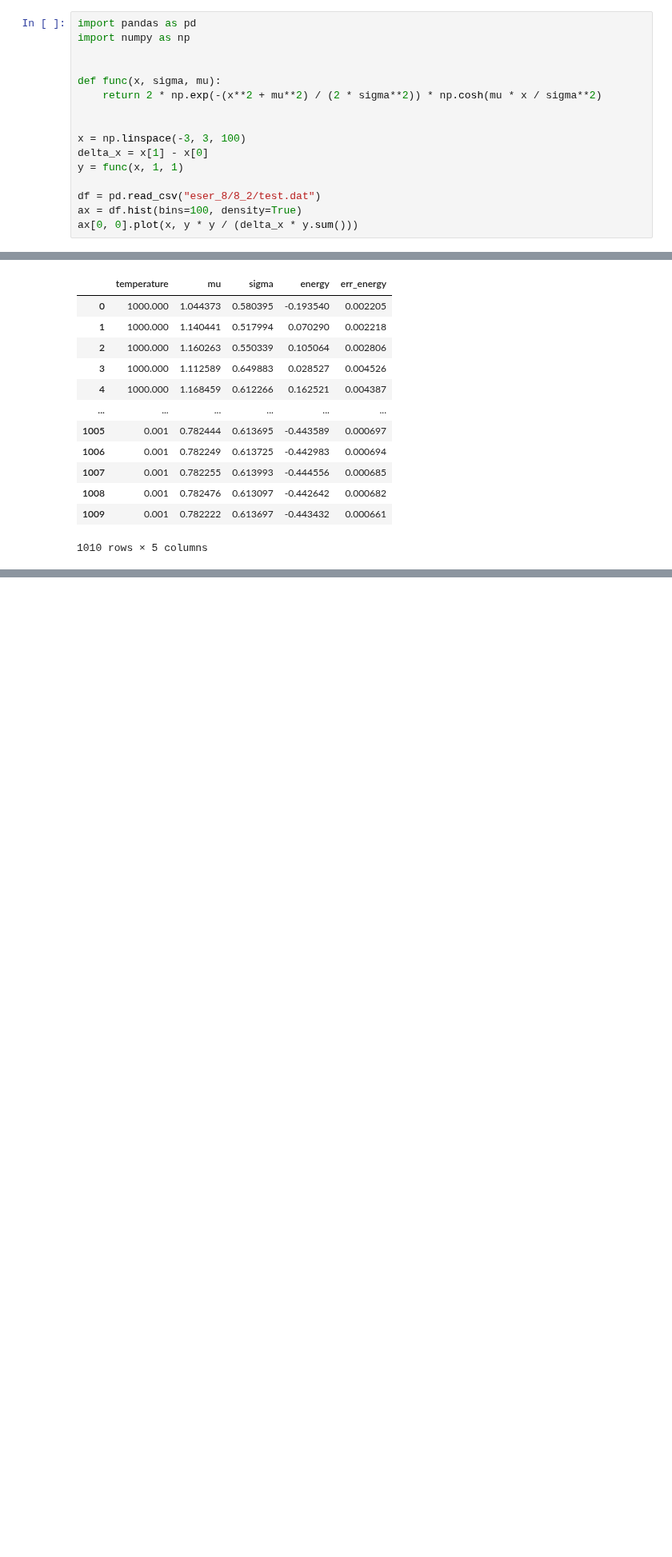
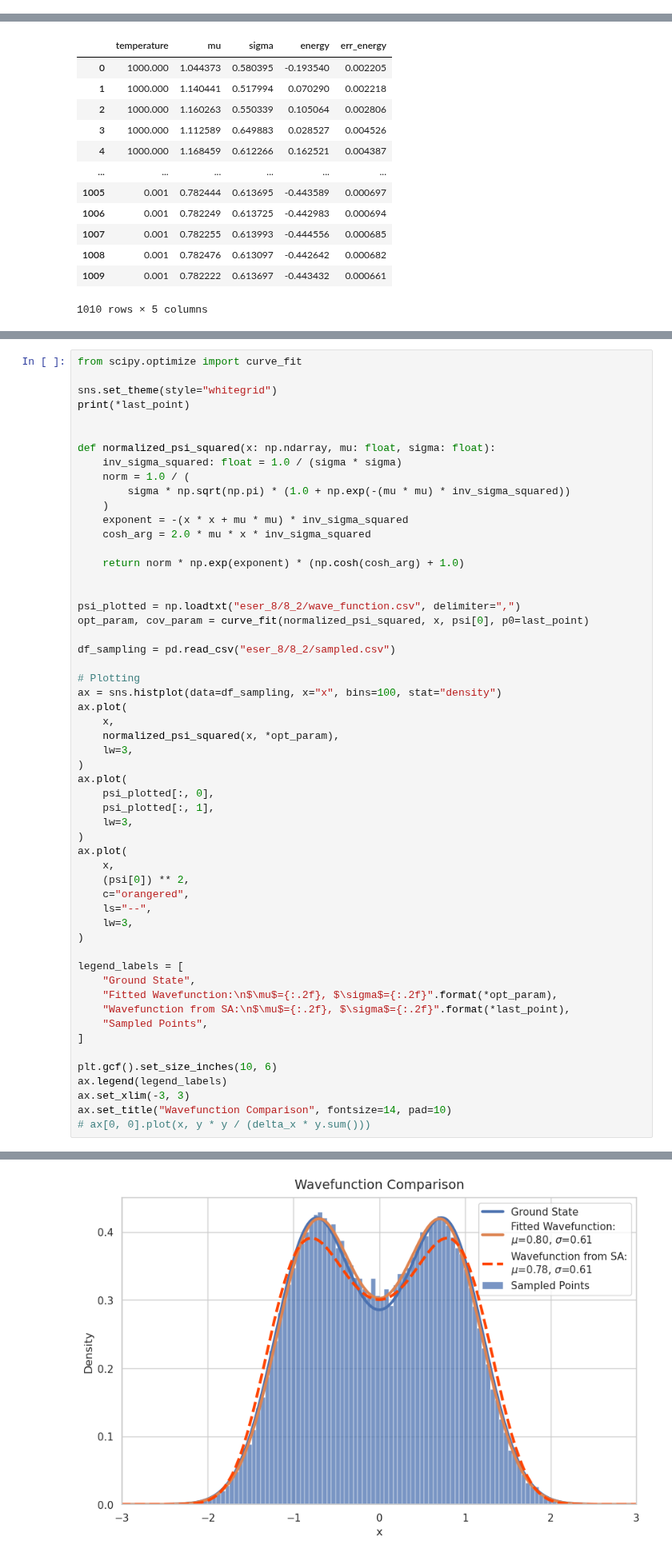
Before and after one commit to RandDouble/SimulazioneNumerica, a Jupyter notebook: LSN_Exercises_08.ipynb, the cells around one changed output, grey strips where cells are left out. Shown at 80% size. Drawn from its saved outputs; the diff is of its cells as text; blank space fills up the shorter version.

```diff
--- a/LSN_Exercises_08.ipynb
+++ b/LSN_Exercises_08.ipynb
@@ -190,19 +267,3 @@ Ground state energy:  -0.4604658796927155
 1st excited state energy:  0.09742471331761006
 2nd excited state energy:  1.9717331343930213
 [figure]
-# %%
-import pandas as pd
-import numpy as np
-
-
-def func(x, sigma, mu):
-    return 2 * np.exp(-(x**2 + mu**2) / (2 * sigma**2)) * np.cosh(mu * x / sigma**2)
-
-
-x = np.linspace(-3, 3, 100)
-delta_x = x[1] - x[0]
-y = func(x, 1, 1)
-
-df = pd.read_csv("eser_8/8_2/test.dat")
-ax = df.hist(bins=100, density=True)
-ax[0, 0].plot(x, y * y / (delta_x * y.sum()))
@@ -360,0 +414,56 @@ Text(-13, -17, 'End')
+# %%
+from scipy.optimize import curve_fit
+
+sns.set_theme(style="whitegrid")
+print(*last_point)
+
+
+def normalized_psi_squared(x: np.ndarray, mu: float, sigma: float):
+    inv_sigma_squared: float = 1.0 / (sigma * sigma)
+    norm = 1.0 / (
+        sigma * np.sqrt(np.pi) * (1.0 + np.exp(-(mu * mu) * inv_sigma_squared))
+    )
+    exponent = -(x * x + mu * mu) * inv_sigma_squared
+    cosh_arg = 2.0 * mu * x * inv_sigma_squared
+
+    return norm * np.exp(exponent) * (np.cosh(cosh_arg) + 1.0)
+
+
+psi_plotted = np.loadtxt("eser_8/8_2/wave_function.csv", delimiter=",")
+opt_param, cov_param = curve_fit(normalized_psi_squared, x, psi[0], p0=last_point)
+
+df_sampling = pd.read_csv("eser_8/8_2/sampled.csv")
+
+# Plotting
+ax = sns.histplot(data=df_sampling, x="x", bins=100, stat="density")
+ax.plot(
+    x,
+    normalized_psi_squared(x, *opt_param),
+    lw=3,
+)
+ax.plot(
+    psi_plotted[:, 0],
+    psi_plotted[:, 1],
+    lw=3,
+)
+ax.plot(
+    x,
+    (psi[0]) ** 2,
+    c="orangered",
+    ls="--",
+    lw=3,
+)
+
+legend_labels = [
+    "Ground State",
+    "Fitted Wavefunction:\n$\mu$={:.2f}, $\sigma$={:.2f}".format(*opt_param),
+    "Wavefunction from SA:\n$\mu$={:.2f}, $\sigma$={:.2f}".format(*last_point),
+    "Sampled Points",
+]
+
+plt.gcf().set_size_inches(10, 6)
+ax.legend(legend_labels)
+ax.set_xlim(-3, 3)
+ax.set_title("Wavefunction Comparison", fontsize=14, pad=10)
+# ax[0, 0].plot(x, y * y / (delta_x * y.sum()))
+# %% [output]
@@ -360,0 +472 @@ Text(-13, -17, 'End')
+[figure, added]
```
Also changed, not shown: parts of 19 cells of this notebook, 6 other files.
